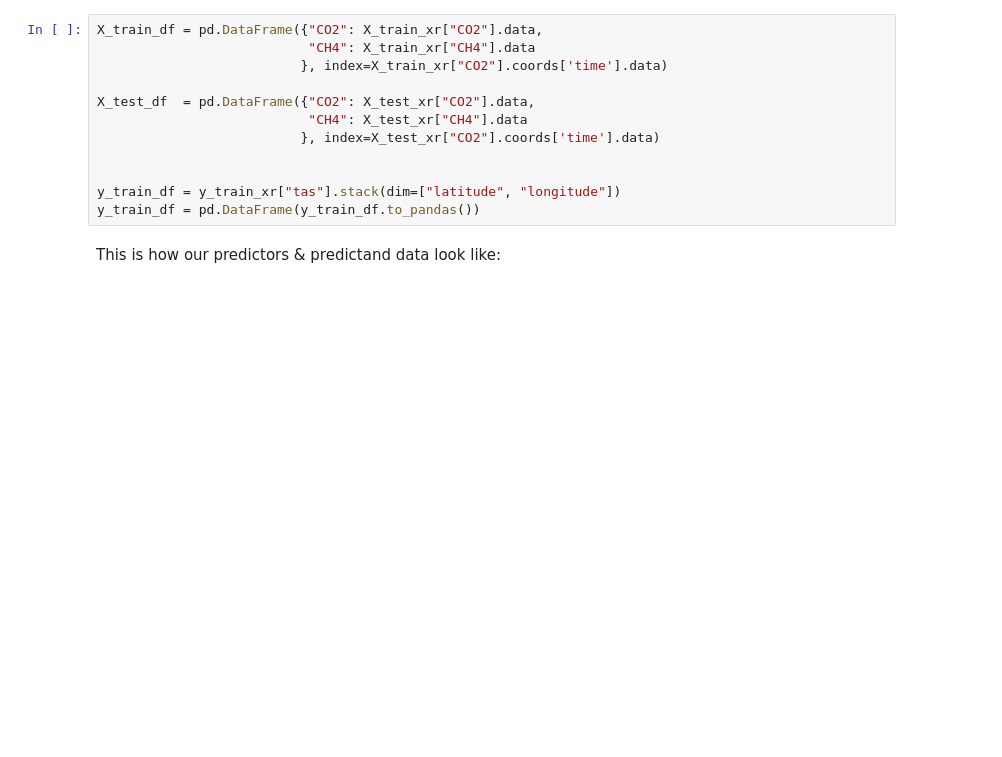
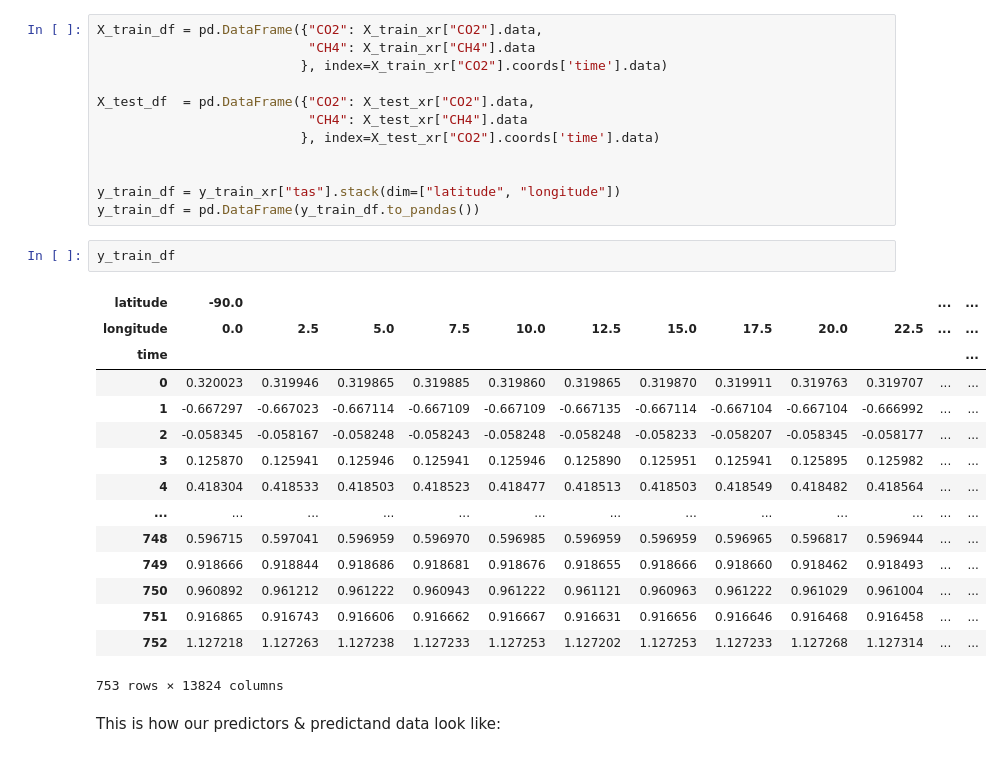
Before and after one commit to zakialattar/superERA5, a Jupyter notebook: Neural_Network_example.ipynb, the cells around one changed output. Drawn from its saved outputs; the diff is of its cells as text; blank space fills up the shorter version.

```diff
--- a/Neural_Network_example.ipynb
+++ b/Neural_Network_example.ipynb
@@ -209,6 +263,24 @@ X_test_df  = pd.DataFrame({"CO2": X_test_xr["CO2"].data,
 
 y_train_df = y_train_xr["tas"].stack(dim=["latitude", "longitude"])
 y_train_df = pd.DataFrame(y_train_df.to_pandas())
+# %%
+y_train_df
+# %% [output]
+| latitude | -90.0 |  |  |  |  |  |  |  |  |  | ... | ... |
+| longitude | 0.0 | 2.5 | 5.0 | 7.5 | 10.0 | 12.5 | 15.0 | 17.5 | 20.0 | 22.5 | ... | ... |
+| time |  |  |  |  |  |  |  |  |  |  |  | ... |
+| 0 | 0.320023 | 0.319946 | 0.319865 | 0.319885 | 0.319860 | 0.319865 | 0.319870 | 0.319911 | 0.319763 | 0.319707 | ... | ... |
+| 1 | -0.667297 | -0.667023 | -0.667114 | -0.667109 | -0.667109 | -0.667135 | -0.667114 | -0.667104 | -0.667104 | -0.666992 | ... | ... |
+| 2 | -0.058345 | -0.058167 | -0.058248 | -0.058243 | -0.058248 | -0.058248 | -0.058233 | -0.058207 | -0.058345 | -0.058177 | ... | ... |
+| 3 | 0.125870 | 0.125941 | 0.125946 | 0.125941 | 0.125946 | 0.125890 | 0.125951 | 0.125941 | 0.125895 | 0.125982 | ... | ... |
+| 4 | 0.418304 | 0.418533 | 0.418503 | 0.418523 | 0.418477 | 0.418513 | 0.418503 | 0.418549 | 0.418482 | 0.418564 | ... | ... |
+| ... | ... | ... | ... | ... | ... | ... | ... | ... | ... | ... | ... | ... |
+| 748 | 0.596715 | 0.597041 | 0.596959 | 0.596970 | 0.596985 | 0.596959 | 0.596959 | 0.596965 | 0.596817 | 0.596944 | ... | ... |
+| 749 | 0.918666 | 0.918844 | 0.918686 | 0.918681 | 0.918676 | 0.918655 | 0.918666 | 0.918660 | 0.918462 | 0.918493 | ... | ... |
+| 750 | 0.960892 | 0.961212 | 0.961222 | 0.960943 | 0.961222 | 0.961121 | 0.960963 | 0.961222 | 0.961029 | 0.961004 | ... | ... |
+| 751 | 0.916865 | 0.916743 | 0.916606 | 0.916662 | 0.916667 | 0.916631 | 0.916656 | 0.916646 | 0.916468 | 0.916458 | ... | ... |
+| 752 | 1.127218 | 1.127263 | 1.127238 | 1.127233 | 1.127253 | 1.127202 | 1.127253 | 1.127233 | 1.127268 | 1.127314 | ... | ... |
+753 rows × 13824 columns
 # %% [markdown]
 This is how our predictors & predictand data look like:
 # %%
```
Also changed, not shown: parts of 17 cells of this notebook, 11 other files.
